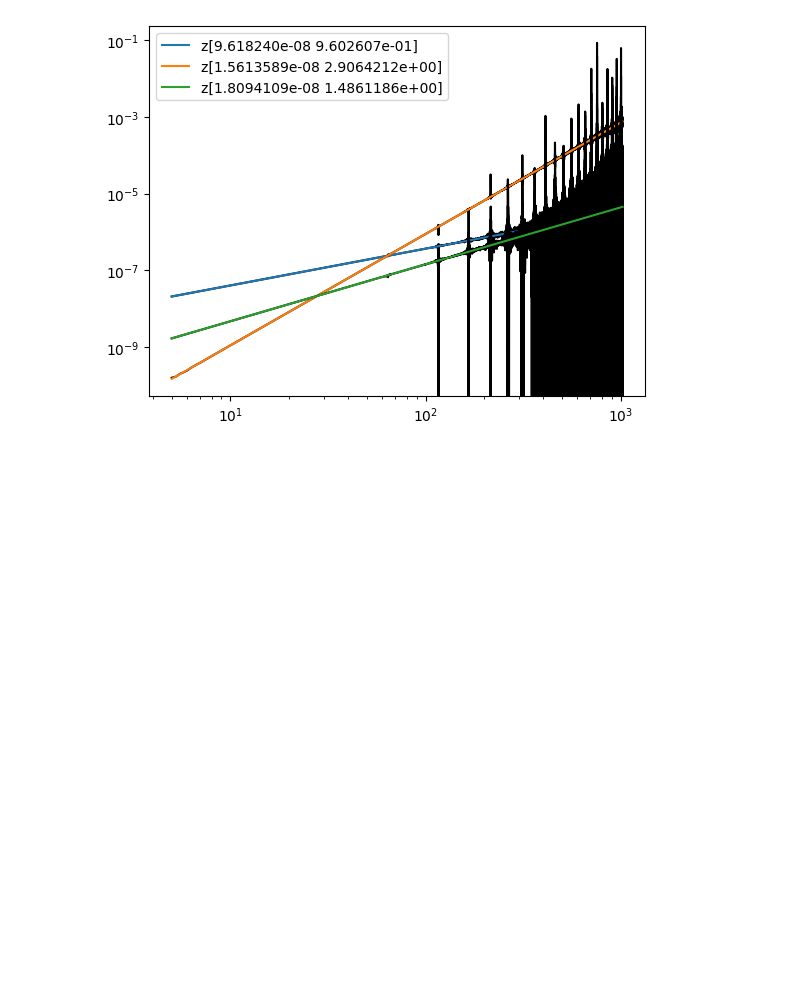
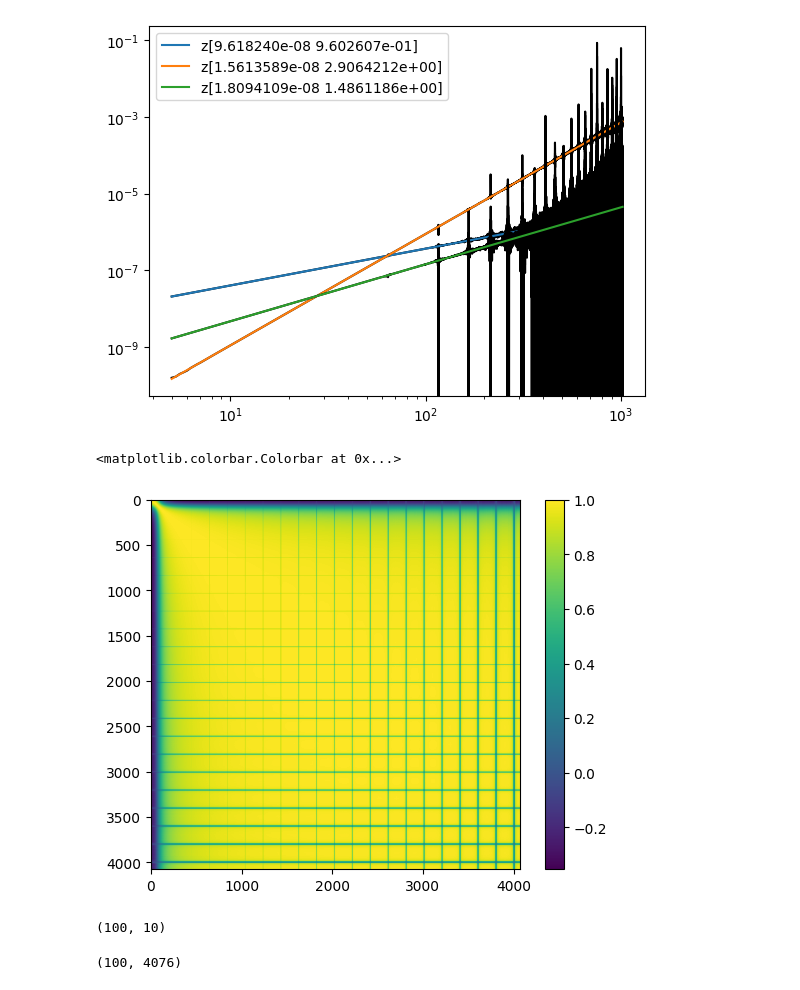
Before and after one commit to abbystokes/SBI_SGWB_DSMMA, a Jupyter notebook: Abby/Embedded_UNet.ipynb, the cells around one changed output. Drawn from its saved outputs; the diff is of its cells as text; code cells hidden in the pictures; blank space fills up the shorter version.

```diff
--- a/Abby/Embedded_UNet.ipynb
+++ b/Abby/Embedded_UNet.ipynb
@@ -289,3 +289,16 @@ plt.legend()
 # %% [output]
 <matplotlib.legend.Legend at 0x...>
 [figure]
+# %%
+data = samples['x']
+# RUN THIS
+fig = plt.figure()
+ax = fig.add_subplot(111)
+
+corr = np.corrcoef(data,rowvar=False)
+
+plt.imshow(corr)
+plt.colorbar()
+# %% [output]
+<matplotlib.colorbar.Colorbar at 0x...>
+[figure, added]
@@ -291,0 +320,4 @@ plt.legend()
+# %%
+projected_data.shape
+# %% [output]
+(100, 10)
@@ -291,0 +327,4 @@ plt.legend()
+# %%
+reconstructed_data.shape
+# %% [output]
+(100, 4076)
```
Also changed, not shown: parts of 7 cells of this notebook.
